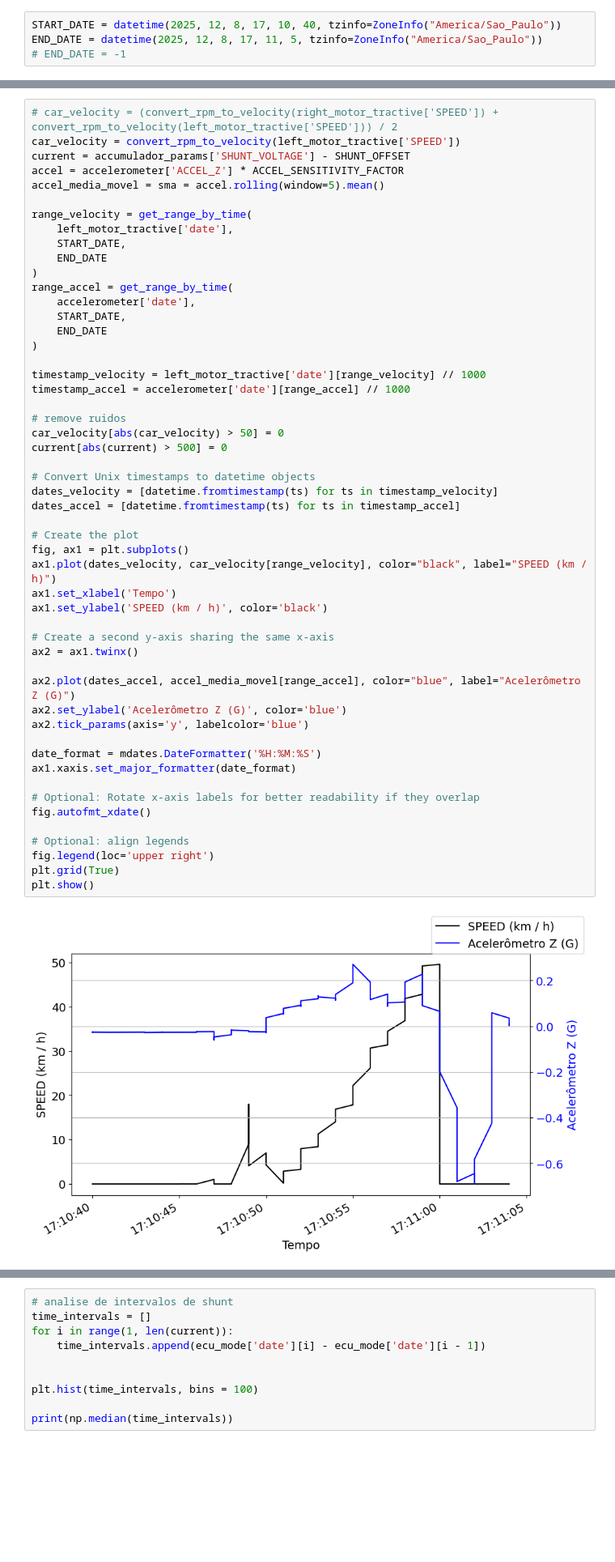
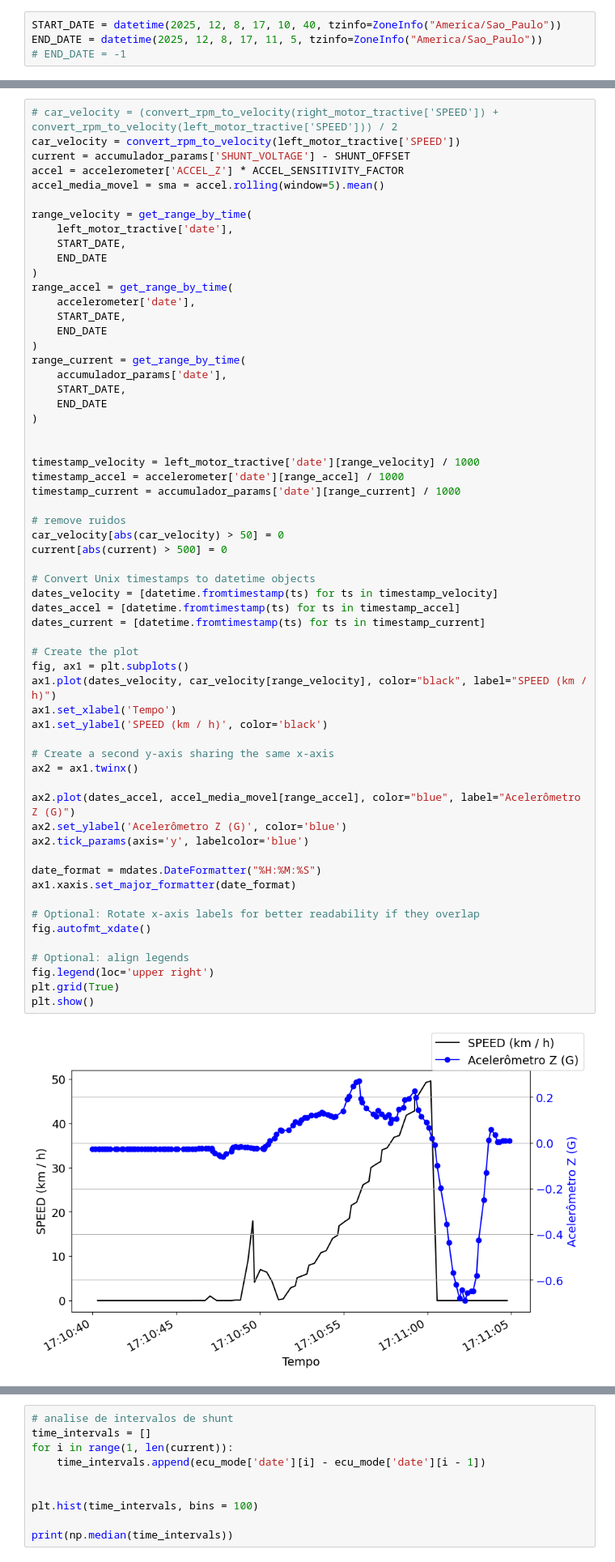
Before and after one commit to Tesla-UFMG/Data-Analysis, a Jupyter notebook: odonto_081225.ipynb, the cells around one changed output, grey strips where cells are left out. Shown at 81% size. Cells and saved outputs as stored; diff of their text form; blank space fills up the shorter version.

Commit message:
corrige timestamps inteiros

```diff
--- a/odonto_081225.ipynb
+++ b/odonto_081225.ipynb
@@ -151,40 +151,48 @@ range_accel = get_range_by_time(
     START_DATE,
     END_DATE
 )
+range_current = get_range_by_time(
+    accumulador_params['date'],
+    START_DATE,
+    END_DATE
+)
 
-timestamp_velocity = left_motor_tractive['date'][range_velocity] // 1000
-timestamp_accel = accelerometer['date'][range_accel] // 1000
+
+timestamp_velocity = left_motor_tractive['date'][range_velocity] / 1000
+timestamp_accel = accelerometer['date'][range_accel] / 1000
+timestamp_current = accumulador_params['date'][range_current] / 1000
 
 # remove ruidos
 car_velocity[abs(car_velocity) > 50] = 0
 current[abs(current) > 500] = 0
 
 # Convert Unix timestamps to datetime objects
 dates_velocity = [datetime.fromtimestamp(ts) for ts in timestamp_velocity]
 dates_accel = [datetime.fromtimestamp(ts) for ts in timestamp_accel]
+dates_current = [datetime.fromtimestamp(ts) for ts in timestamp_current]
 
 # Create the plot
 fig, ax1 = plt.subplots()
 ax1.plot(dates_velocity, car_velocity[range_velocity], color="black", label="SPEED (km / h)")
 ax1.set_xlabel('Tempo')
 ax1.set_ylabel('SPEED (km / h)', color='black')
 
 # Create a second y-axis sharing the same x-axis
 ax2 = ax1.twinx()
 
 ax2.plot(dates_accel, accel_media_movel[range_accel], color="blue", label="Acelerômetro Z (G)")
 ax2.set_ylabel('Acelerômetro Z (G)', color='blue')
 ax2.tick_params(axis='y', labelcolor='blue')
 
-date_format = mdates.DateFormatter('%H:%M:%S')
+date_format = mdates.DateFormatter("%H:%M:%S")
 ax1.xaxis.set_major_formatter(date_format)
 
 # Optional: Rotate x-axis labels for better readability if they overlap
 fig.autofmt_xdate()
 
 # Optional: align legends
 fig.legend(loc='upper right')
 plt.grid(True)
 plt.show()
 # %% [output]
-[figure, old version]
+[figure, new version]
```
Also changed, not shown: parts of 4 cells of this notebook.
